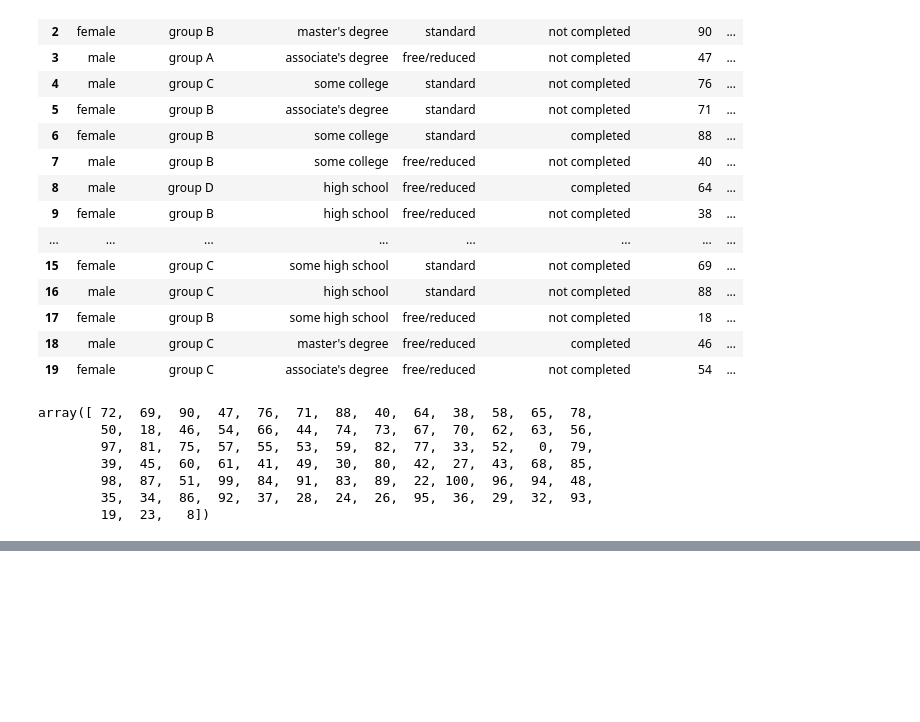
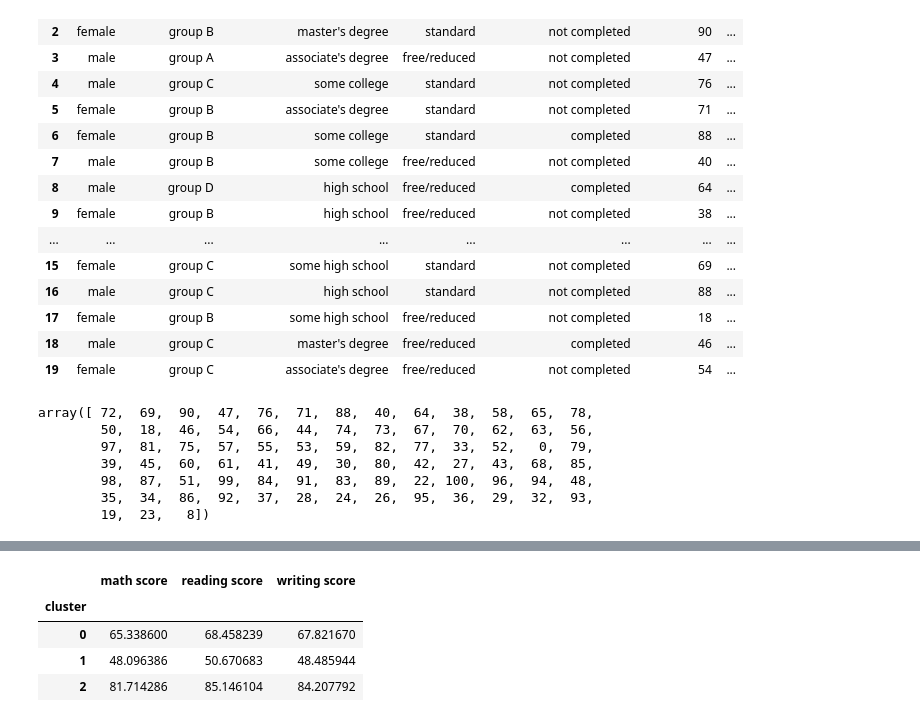
Before and after one commit to KARINAgoncalvesSOARES/kmens, a Jupyter notebook: 2_StudentsPerformance/Students_Performance.ipynb, the cells around one changed output, grey strips where cells are left out. Drawn from its saved outputs; the diff is of its cells as text; code cells hidden in the pictures; blank space fills up the shorter version.

```diff
--- a/2_StudentsPerformance/Students_Performance.ipynb
+++ b/2_StudentsPerformance/Students_Performance.ipynb
@@ -330,0 +340,10 @@ plt.show()
+# %%
+# Visualizando a média das notas de cada cluster
+cluster_means = df.groupby('cluster')[['math score', 'reading score', 'writing score']].mean()
+cluster_means
+# %% [output]
+|  | math score | reading score | writing score |
+| cluster |  |  |  |
+| 0 | 65.338600 | 68.458239 | 67.821670 |
+| 1 | 48.096386 | 50.670683 | 48.485944 |
+| 2 | 81.714286 | 85.146104 | 84.207792 |
```
Also changed, not shown: parts of 7 cells of this notebook.
